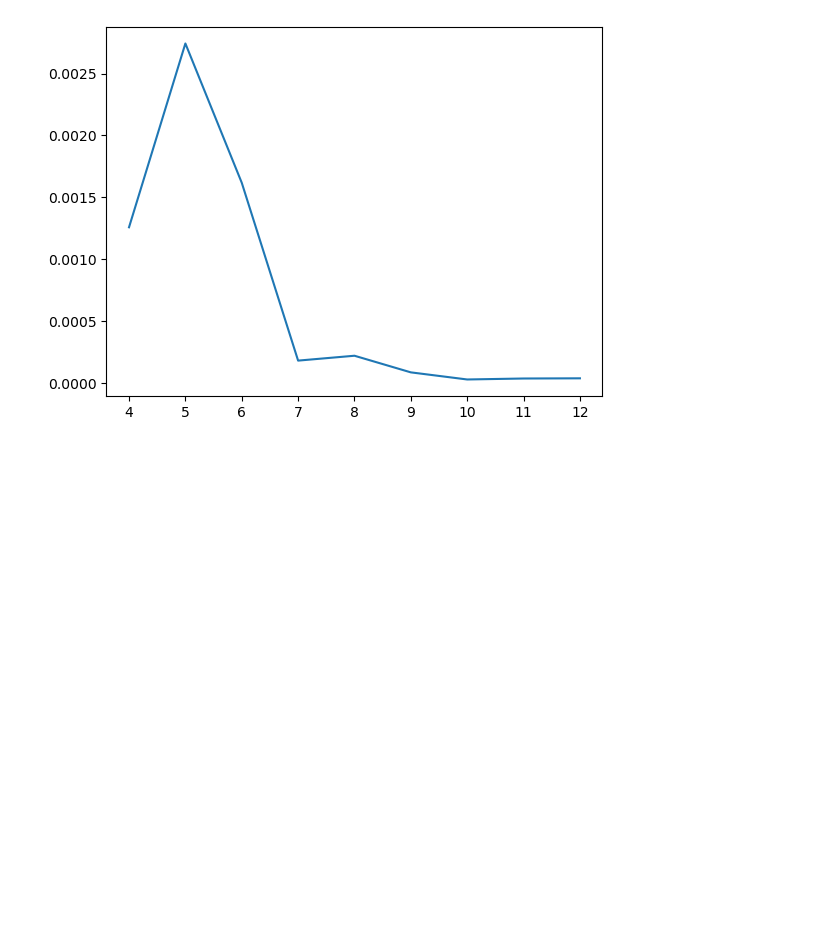
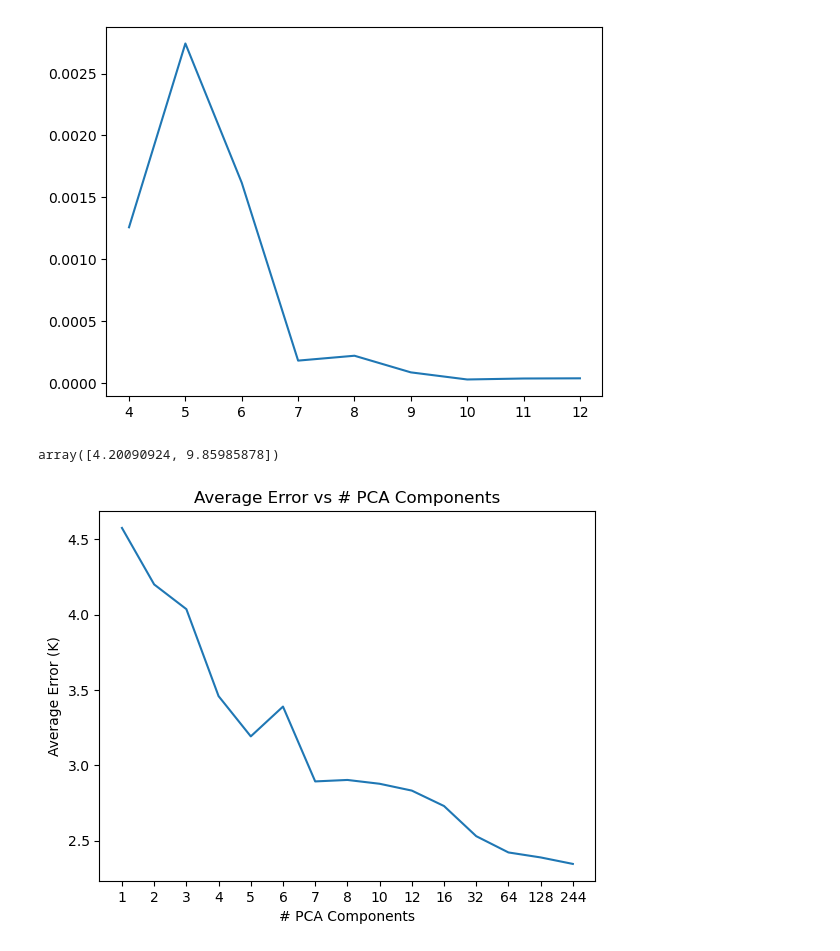
Before and after one commit to DannyCollinson/EMIT-ECOSTRESS, a Jupyter notebook: data_prep/PCA.ipynb, the cells around one changed output. Drawn from its saved outputs; the diff is of its cells as text; code cells hidden in the pictures; blank space fills up the shorter version.

```diff
--- a/data_prep/PCA.ipynb
+++ b/data_prep/PCA.ipynb
@@ -134,0 +161,22 @@ pd.DataFrame(
+# %%
+11.863*np.sqrt([.1254,.6908])
+# %% [output]
+array([4.20090924, 9.85985878])
+# %%
+n = [1,2,3,4,5,6,7,8,10,12,16,32,64,128,244]
+w = 11.863*np.sqrt(
+    [
+        .1488,.1254,.1158,.08504,.07241,.08166,.05948,
+        .05988,.05884,.057,.05295,.04547,.04167,.04054,.03909
+    ]
+)
+fig, ax = plt.subplots()
+ax.set_title('Average Error vs # PCA Components')
+ax.plot(np.arange(1,len(n)+1),w)
+ax.set_xlabel('# PCA Components')
+ax.set_ylabel('Average Error (K)')
+ax.set_xticks(np.arange(1,len(n)+1))
+ax.set_xticklabels(n)
+plt.show(fig)
+# %% [output]
+[figure, added]
```
Also changed, not shown: parts of 8 cells of this notebook, 3 other files.
